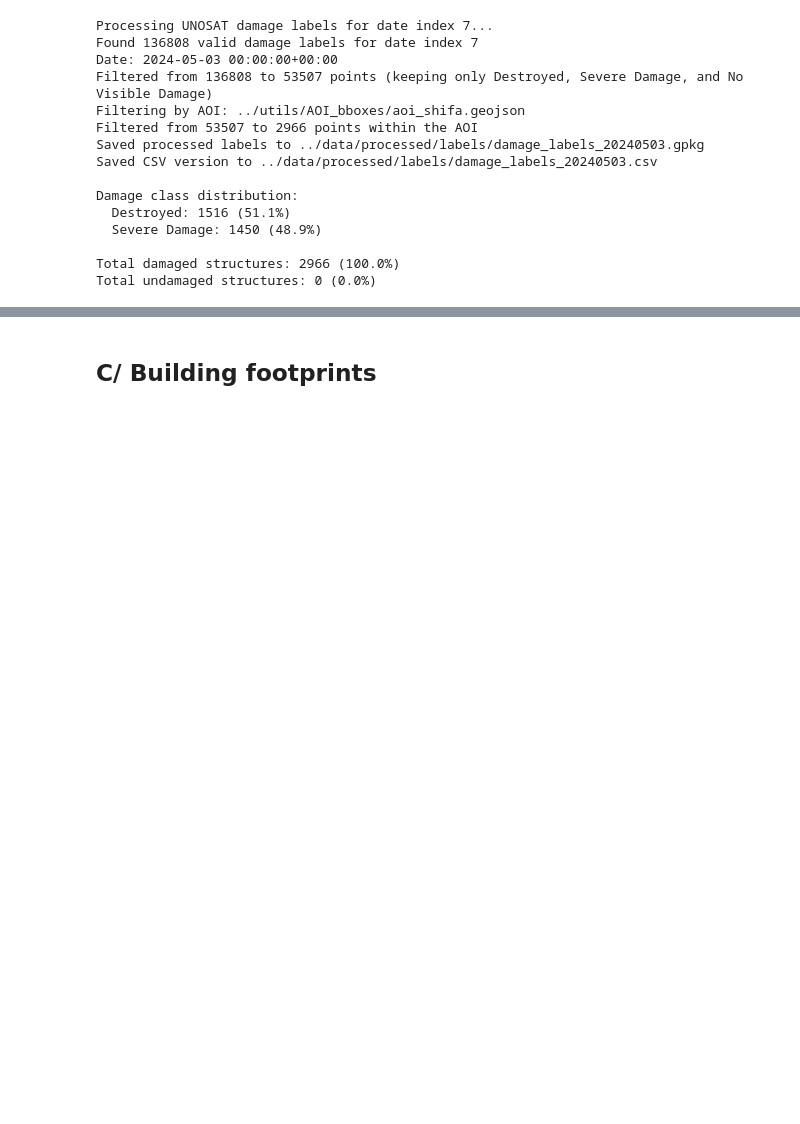
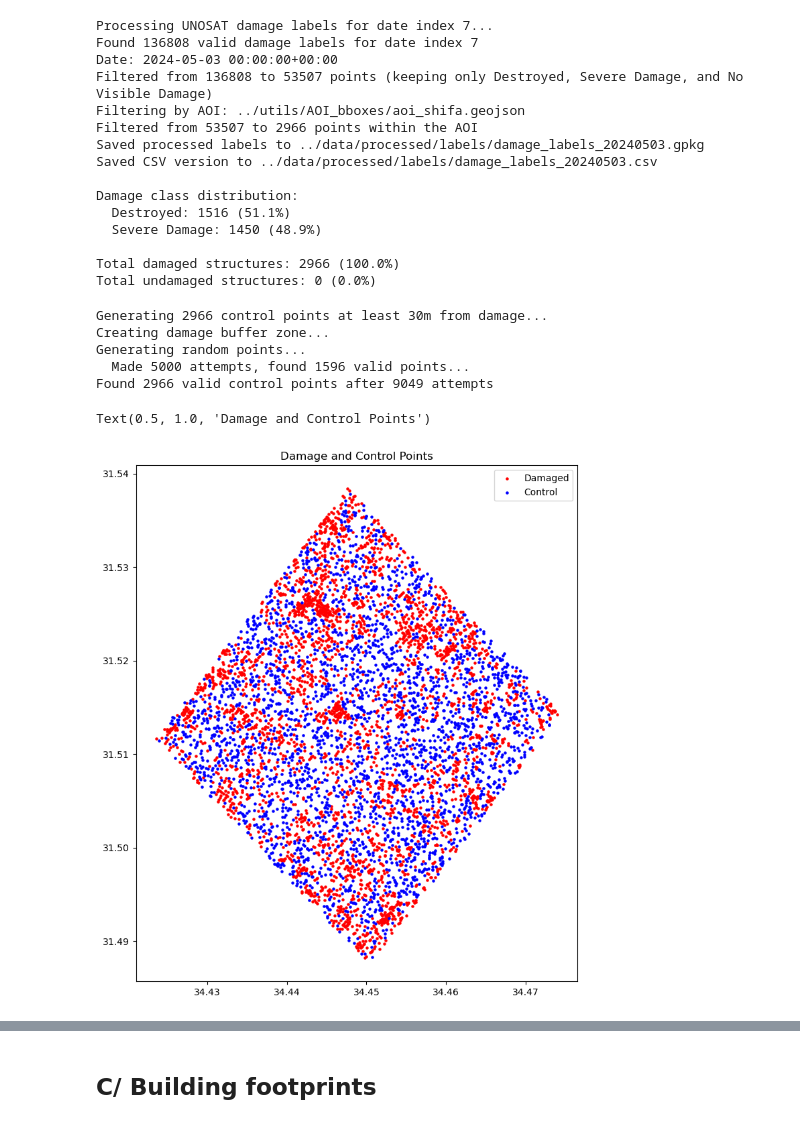
Before and after one commit to MatteoLarrode/ML-BuildingDamageViaSatellite, a Jupyter notebook: notebooks/01_data_collection.ipynb, the cells around one changed output, grey strips where cells are left out. Cells and saved outputs as stored; diff of their text form; code cells hidden in the pictures; blank space fills up the shorter version.

Commit message:
finished creating labels

```diff
--- a/notebooks/01_data_collection.ipynb
+++ b/notebooks/01_data_collection.ipynb
@@ -173,6 +174,23 @@ Total undamaged structures: 0 (0.0%)
 control_points = create_control_points(
     damage_labels,
     aoi_path="../utils/AOI_bboxes/aoi_shifa.geojson",
-    min_distance=100,  # 100m minimum distance from damage
+    min_distance=30,  # 30m minimum distance from damage
     num_points=len(damage_labels)  # Create same number as damage points
 )
+# %% [output]
+Generating 2966 control points at least 30m from damage...
+Creating damage buffer zone...
+Generating random points...
+  Made 5000 attempts, found 1596 valid points...
+Found 2966 valid control points after 9049 attempts
+# %%
+# Visualize the points
+import matplotlib.pyplot as plt
+fig, ax = plt.subplots(figsize=(12, 10))
+damage_labels.plot(ax=ax, color='red', markersize=5, label='Damaged')
+control_points.plot(ax=ax, color='blue', markersize=5, label='Control')
+ax.legend()
+plt.title('Damage and Control Points')
+# %% [output]
+Text(0.5, 1.0, 'Damage and Control Points')
+[figure, added]
```
Also changed, not shown: parts of 2 cells of this notebook, 6 other files.
